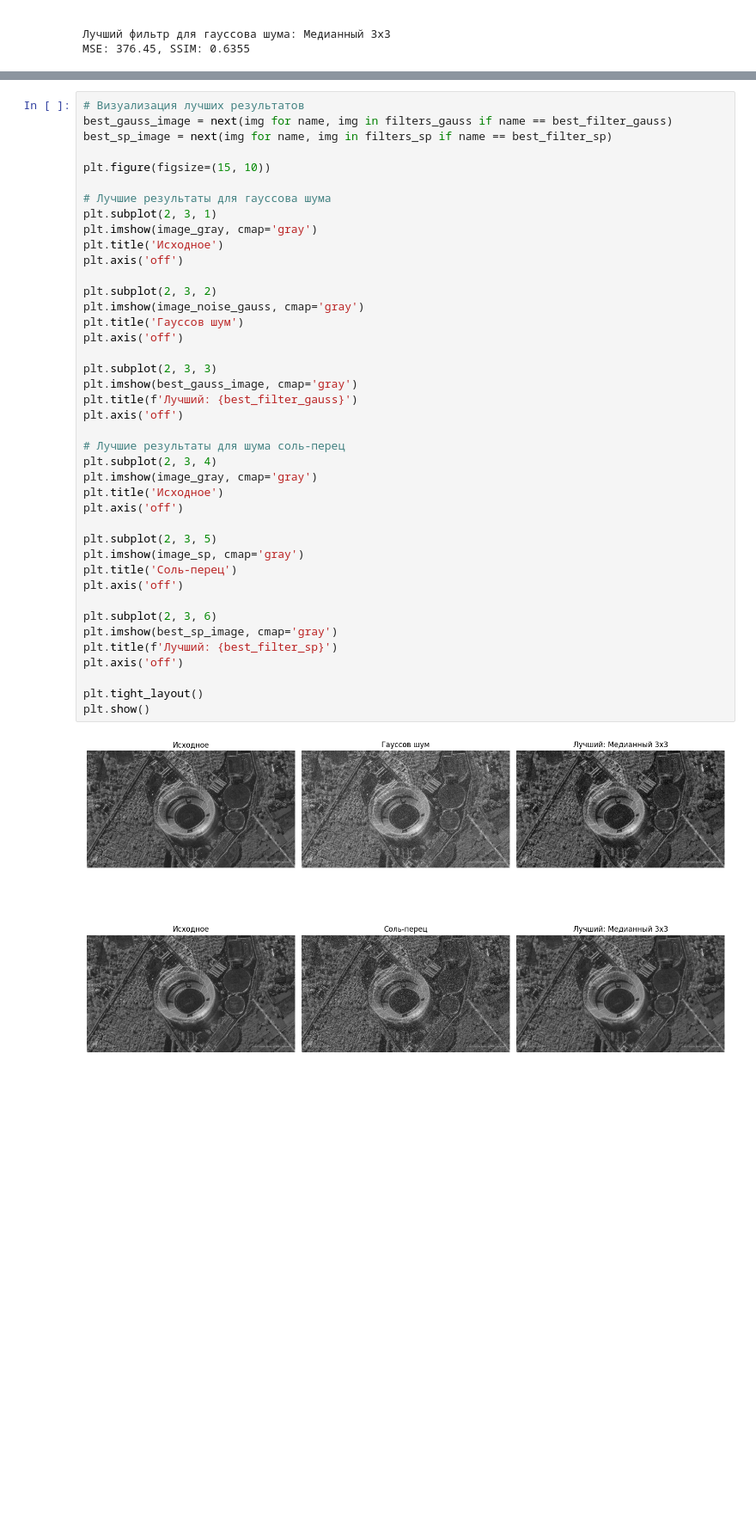
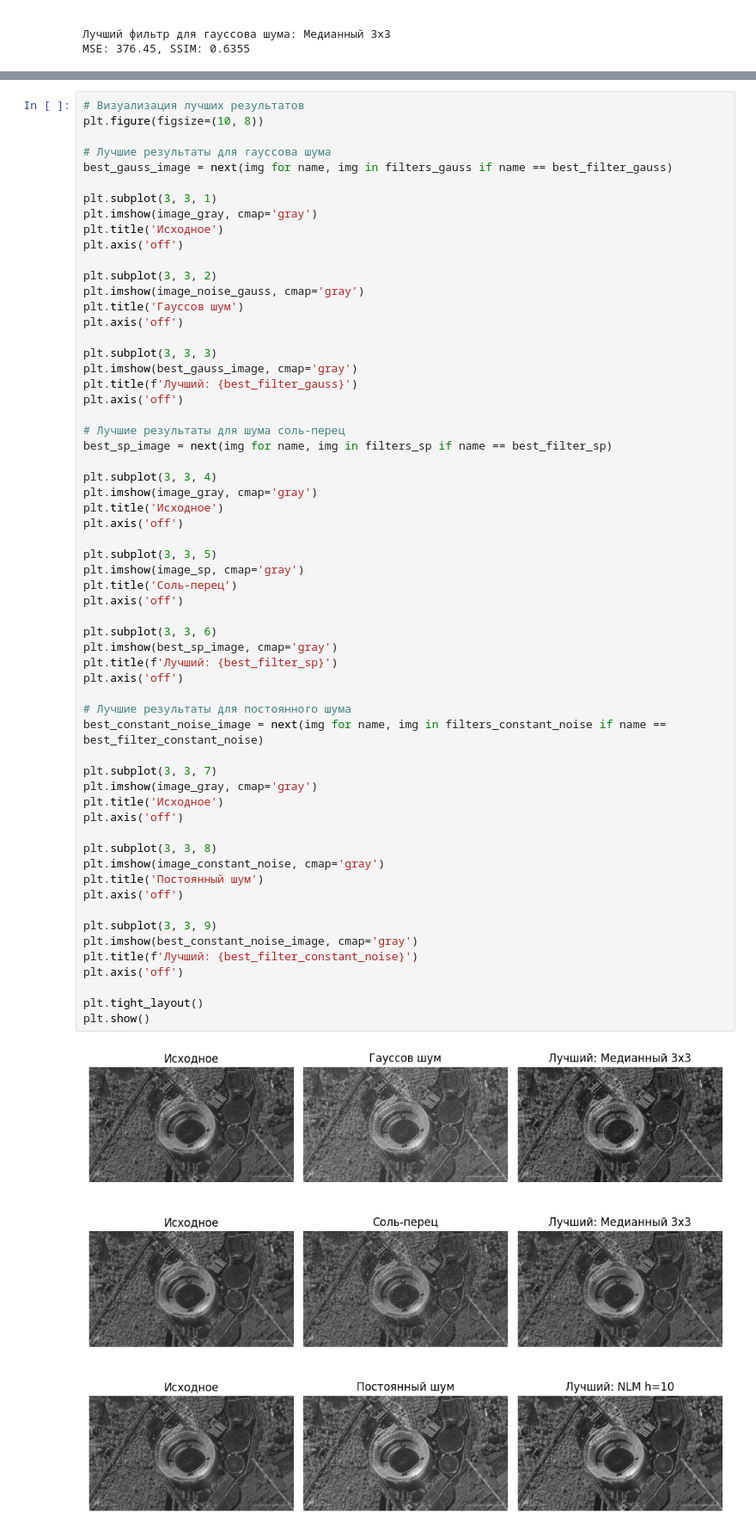
Before and after one commit to HiggsGH/Image-Processing, a Jupyter notebook: Noise_Filtering/Main.ipynb, the cells around one changed output, grey strips where cells are left out. Shown at 86% size. Saved outputs shown, nothing was run; the diff lists cells and outputs as text; blank space fills up the shorter version.

Commit message:
Внес некоторые изменения в Noise_Filtering

```diff
--- a/Noise_Filtering/Main.ipynb
+++ b/Noise_Filtering/Main.ipynb
@@ -218,46 +275,65 @@ MSE: 108.10, SSIM: 0.8023
 # %%
 # Визуализация лучших результатов
-best_gauss_image = next(img for name, img in filters_gauss if name == best_filter_gauss)
-best_sp_image = next(img for name, img in filters_sp if name == best_filter_sp)
-
-plt.figure(figsize=(15, 10))
+plt.figure(figsize=(10, 8))
 
 # Лучшие результаты для гауссова шума
-plt.subplot(2, 3, 1)
+best_gauss_image = next(img for name, img in filters_gauss if name == best_filter_gauss)
+
+plt.subplot(3, 3, 1)
 plt.imshow(image_gray, cmap='gray')
 plt.title('Исходное')
 plt.axis('off')
 
-plt.subplot(2, 3, 2)
+plt.subplot(3, 3, 2)
 plt.imshow(image_noise_gauss, cmap='gray')
 plt.title('Гауссов шум')
 plt.axis('off')
 
-plt.subplot(2, 3, 3)
+plt.subplot(3, 3, 3)
 plt.imshow(best_gauss_image, cmap='gray')
 plt.title(f'Лучший: {best_filter_gauss}')
 plt.axis('off')
 
 # Лучшие результаты для шума соль-перец
-plt.subplot(2, 3, 4)
+best_sp_image = next(img for name, img in filters_sp if name == best_filter_sp)
+
+plt.subplot(3, 3, 4)
 plt.imshow(image_gray, cmap='gray')
 plt.title('Исходное')
 plt.axis('off')
 
-plt.subplot(2, 3, 5)
+plt.subplot(3, 3, 5)
 plt.imshow(image_sp, cmap='gray')
 plt.title('Соль-перец')
 plt.axis('off')
 
-plt.subplot(2, 3, 6)
+plt.subplot(3, 3, 6)
 plt.imshow(best_sp_image, cmap='gray')
 plt.title(f'Лучший: {best_filter_sp}')
 plt.axis('off')
 
+# Лучшие результаты для постоянного шума
+best_constant_noise_image = next(img for name, img in filters_constant_noise if name == best_filter_constant_noise)
+
+plt.subplot(3, 3, 7)
+plt.imshow(image_gray, cmap='gray')
+plt.title('Исходное')
+plt.axis('off')
+
+plt.subplot(3, 3, 8)
+plt.imshow(image_constant_noise, cmap='gray')
+plt.title('Постоянный шум')
+plt.axis('off')
+
+plt.subplot(3, 3, 9)
+plt.imshow(best_constant_noise_image, cmap='gray')
+plt.title(f'Лучший: {best_filter_constant_noise}')
+plt.axis('off')
+
 plt.tight_layout()
 plt.show()
 # %% [output]
-[figure, old version]
+[figure, new version]
 # %%
 # Итоговый вывод
 print("\nИТОГОВЫЕ РЕЗУЛЬТАТЫ:")
```
Also changed, not shown: parts of 8 cells of this notebook, 1 other file.
